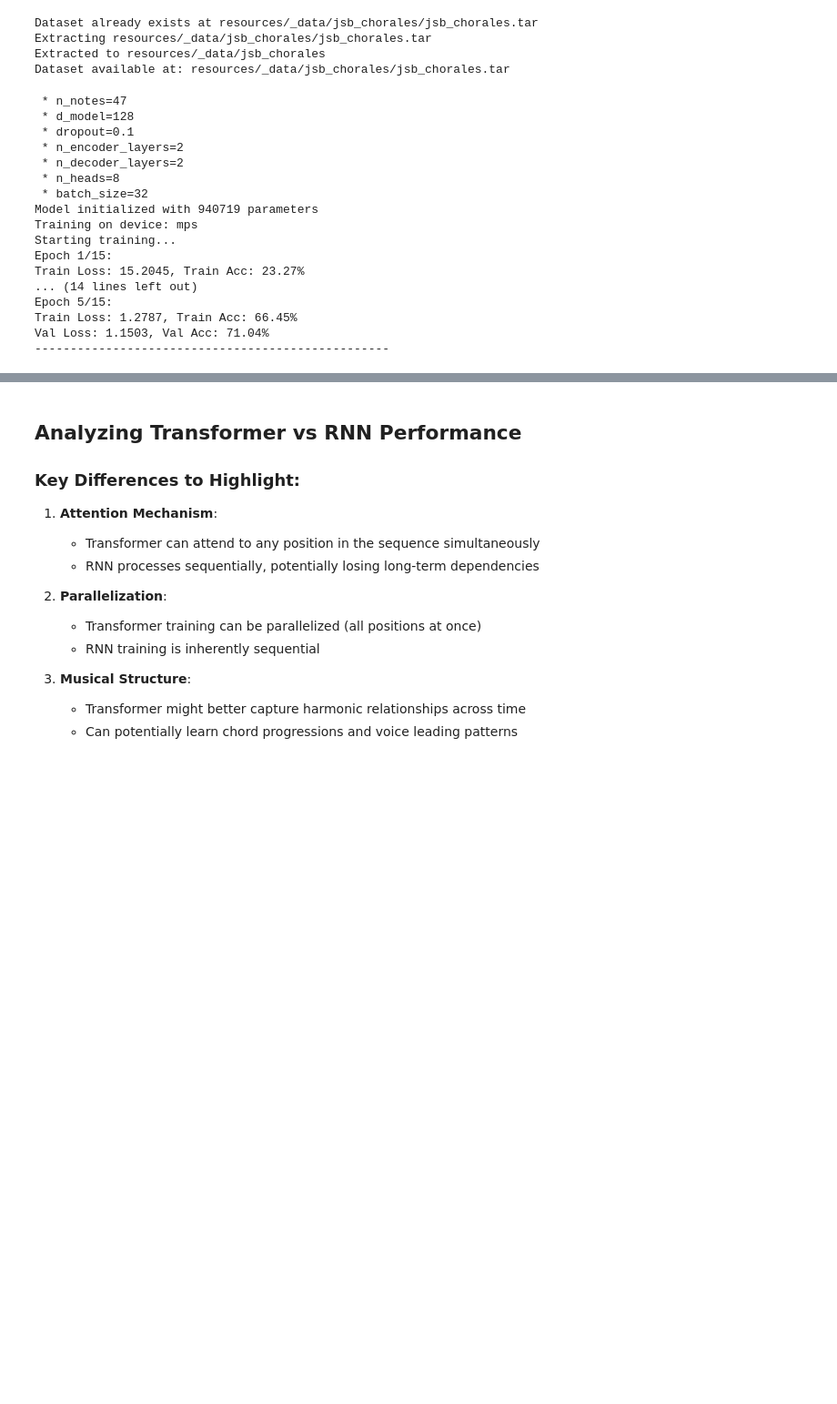
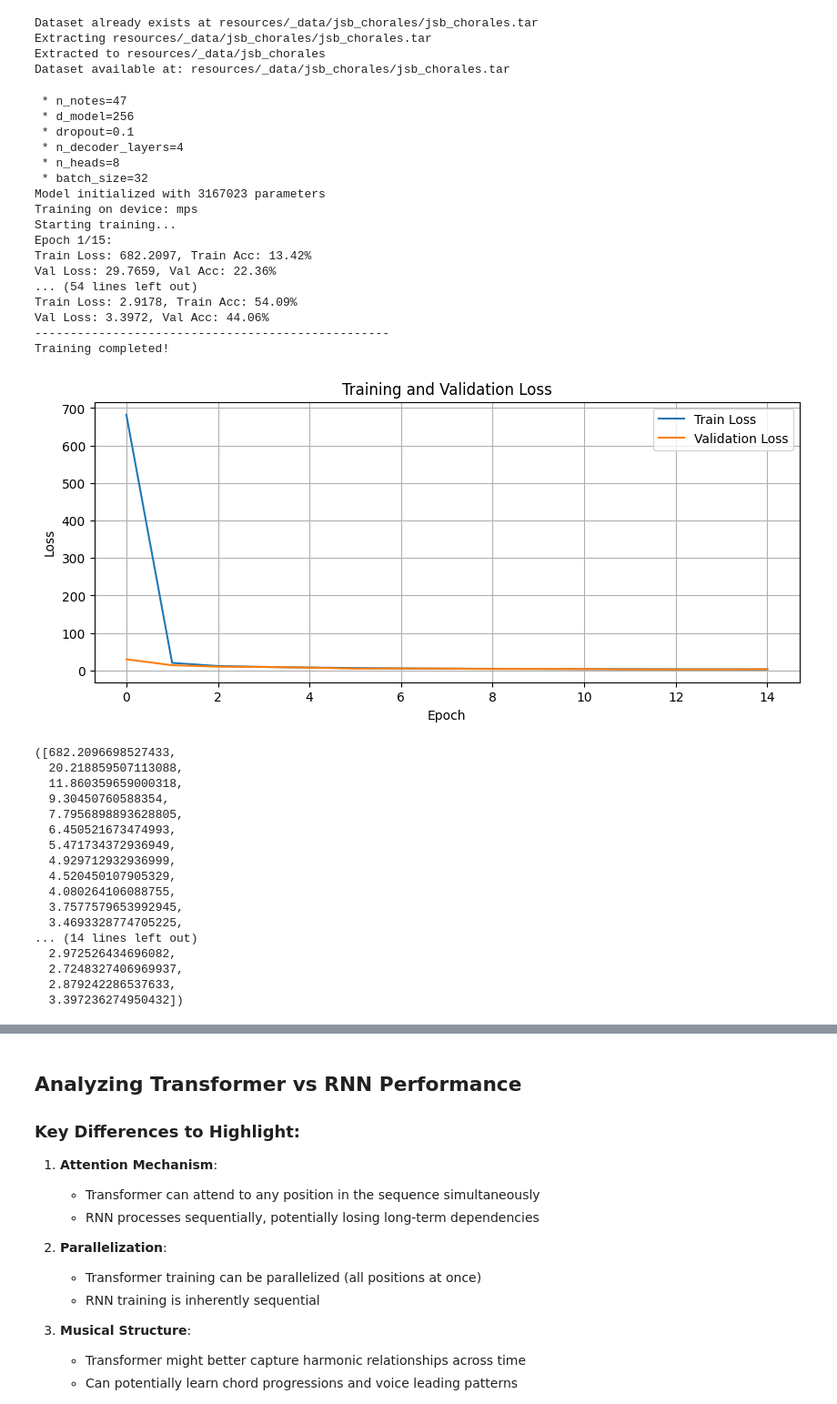
Before and after one commit to faressc/dl4ad, a Jupyter notebook: notebooks/06-transformers.ipynb, the cells around one changed output, grey strips where cells are left out. Shown at 91% size. Saved outputs shown, nothing was run; the diff lists cells and outputs as text; code cells hidden in the pictures; blank space fills up the shorter version.

Commit message:
Transformer withough encoder

```diff
--- a/notebooks/06-transformers.ipynb
+++ b/notebooks/06-transformers.ipynb
@@ -83,7 +83,7 @@ def preprocess(window):
     return window.reshape(-1)  # convert to arpeggio (flatten to 1D sequence)
 
 class BachDataset(Dataset):
-    def __init__(self, chorales, window_size=64, window_shift=32):
+    def __init__(self, chorales, window_size=32, window_shift=16):
         self.chorales = chorales
         self.window_size = window_size
         self.window_shift = window_shift
@@ -408,19 +338,16 @@ def train_epoch(model, train_loader, optimizer, criterion, device):
     for batch_idx, (src, tgt) in enumerate(train_loader):
         src, tgt = src.to(device), tgt.to(device)
 
-        decoder_input = tgt[:, :-1]
-        decoder_target = tgt[:, 1:]
-
         optimizer.zero_grad()
 
         # Forward pass: encoder gets source, decoder gets shifted target
-        outputs = model(src, decoder_input)
+        outputs = model(src)
 
         # Reshape for cross entropy loss
         outputs_flat = outputs.reshape(-1, outputs.size(-1))
-        decoder_target_flat = decoder_target.reshape(-1)
+        tgt_flat = tgt.reshape(-1)
 
-        loss = criterion(outputs_flat, decoder_target_flat)
+        loss = criterion(outputs_flat, tgt_flat)
 
         loss.backward()
         # torch.nn.utils.clip_grad_norm_(model.parameters(), 1.0)  # Gradient clipping
@@ -430,8 +357,8 @@ def train_epoch(model, train_loader, optimizer, criterion, device):
 
         # Calculate accuracy
         _, predicted = outputs_flat.max(dim=1)
-        total += decoder_target_flat.size(0)
-        correct += predicted.eq(decoder_target_flat).sum().item()
+        total += tgt_flat.size(0)
+        correct += predicted.eq(tgt_flat).sum().item()
 
     avg_loss = total_loss / len(train_loader)
     accuracy = 100. * correct / total
@@ -448,24 +375,21 @@ def validate(model, valid_loader, criterion, device):
         for batch_idx, (src, tgt) in enumerate(valid_loader):
             src, tgt = src.to(device), tgt.to(device)
 
-            decoder_input = tgt[:, :-1]
-            decoder_target = tgt[:, 1:]
-
             # Forward pass: encoder gets source, decoder gets shifted target
-            outputs = model(src, decoder_input)
+            outputs = model(src)
 
             # Reshape for cross entropy loss
             outputs_flat = outputs.reshape(-1, outputs.size(-1))
-            decoder_target_flat = decoder_target.reshape(-1)
+            tgt_flat = tgt.reshape(-1)
 
-            loss = criterion(outputs_flat, decoder_target_flat)
+            loss = criterion(outputs_flat, tgt_flat)
 
             total_loss += loss.item()
 
             # Calculate accuracy
             _, predicted = outputs_flat.max(1)
-            total += decoder_target_flat.size(0)
-            correct += predicted.eq(decoder_target_flat).sum().item()
+            total += tgt_flat.size(0)
+            correct += predicted.eq(tgt_flat).sum().item()
 
         avg_loss = total_loss / len(valid_loader)
         accuracy = 100. * correct / total
@@ -511,49 +437,66 @@ def train_model(model, train_loader, valid_loader, optimizer, criterion, epochs=
 # Initialize the Transformer model
 config = {
     'n_notes': 47,
-    'd_model': 128,
+    'd_model': 256,
     'dropout': 0.1,
-    'n_encoder_layers': 2,
-    'n_decoder_layers': 2,
+    'n_decoder_layers': 4,
     'n_heads': 8,
     'batch_size': 32
 }
 
 # Training loop
 num_epochs = 15
 
 model = Transformer(**config)
 # device = torch.device('cpu')
 device = torch.device('mps' if torch.backends.mps.is_available() else 'cpu')
 model = model.to(device)  # Fixed: uncommented this line
 
 print(f"Model initialized with {sum(p.numel() for p in model.parameters())} parameters")
 print(f"Training on device: {device}")
 
 criterion = nn.CrossEntropyLoss()
 optimizer = torch.optim.Adam(model.parameters(), lr=0.001)
 
 
 # Run training
 train_model(model=model, train_loader=train_set, valid_loader=valid_set,  optimizer=optimizer, criterion=criterion, epochs=num_epochs, device=device)
 # %% [output]
  * n_notes=47
- * d_model=128
+ * d_model=256
  * dropout=0.1
- * n_encoder_layers=2
- * n_decoder_layers=2
+ * n_decoder_layers=4
  * n_heads=8
  * batch_size=32
-Model initialized with 940719 parameters
+Model initialized with 3167023 parameters
 Training on device: mps
 Starting training...
 Epoch 1/15:
-Train Loss: 15.2045, Train Acc: 23.27%
-... (14 lines left out)
-Epoch 5/15:
-Train Loss: 1.2787, Train Acc: 66.45%
-Val Loss: 1.1503, Val Acc: 71.04%
+Train Loss: 682.2097, Train Acc: 13.42%
+Val Loss: 29.7659, Val Acc: 22.36%
+... (54 lines left out)
+Train Loss: 2.9178, Train Acc: 54.09%
+Val Loss: 3.3972, Val Acc: 44.06%
 --------------------------------------------------
+Training completed!
+[figure, added]
+([682.2096698527433,
+  20.218859507113088,
+  11.860359659000318,
+  9.30450760588354,
+  7.7956898893628805,
+  6.450521673474993,
+  5.471734372936949,
+  4.929712932936999,
+  4.520450107905329,
+  4.080264106088755,
+  3.7577579653992945,
+  3.4693328774705225,
+... (14 lines left out)
+  2.972526434696082,
+  2.7248327406969937,
+  2.879242286537633,
+  3.397236274950432])
 # %%
 def evaluate_model(model, test_loader, criterion, device):
     model.eval()
```
Also changed, not shown: parts of 8 cells of this notebook.
